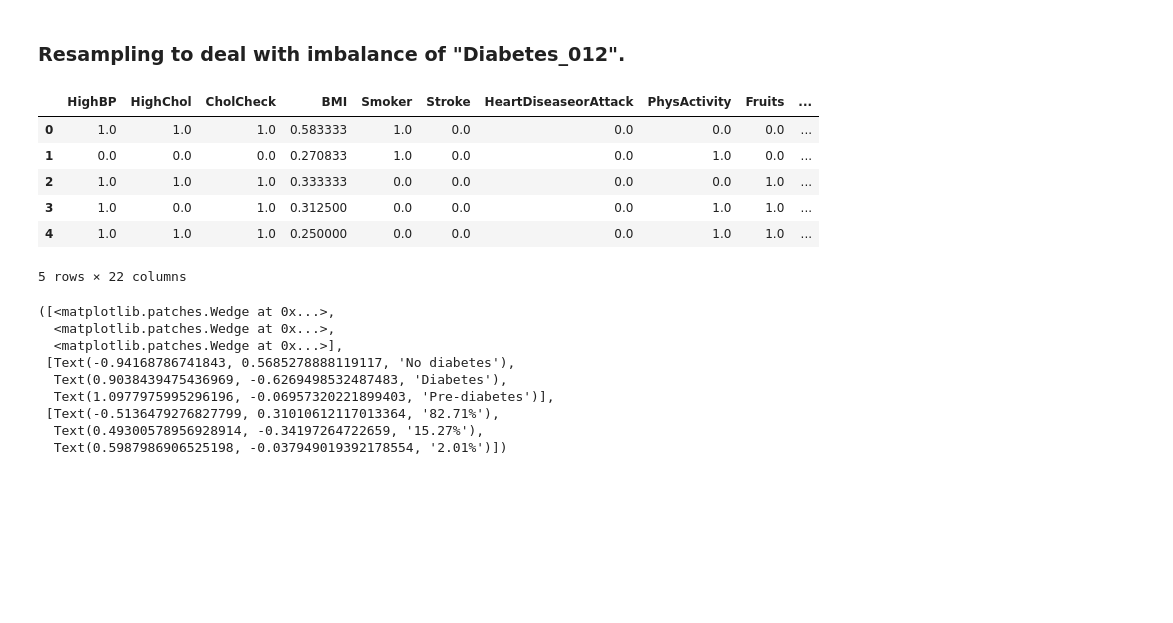
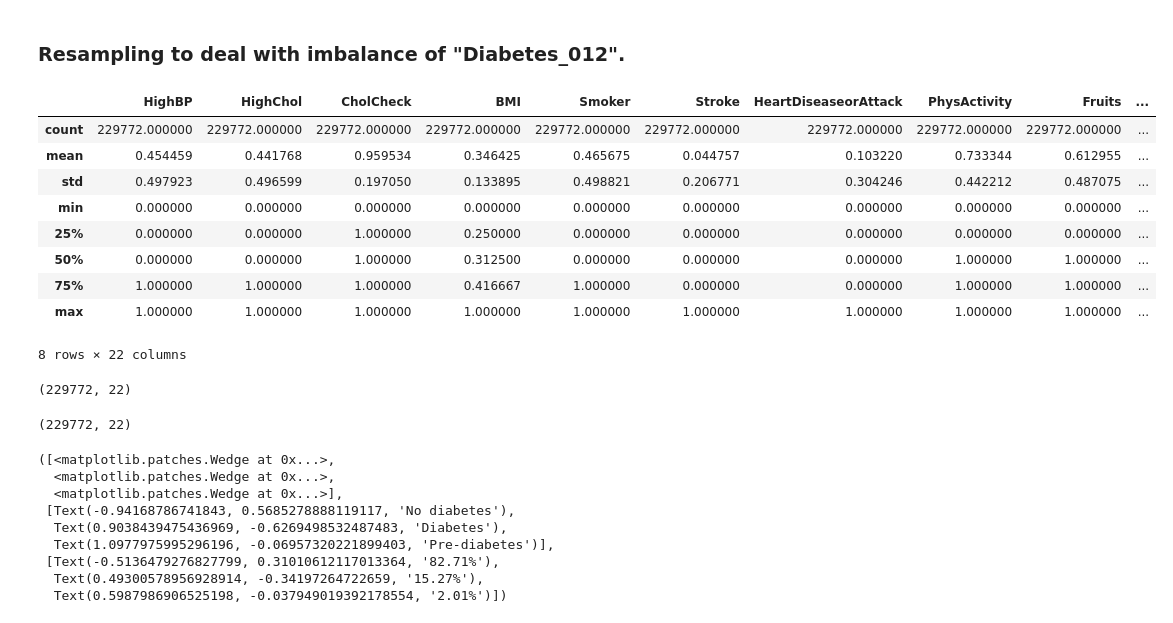
Before and after one commit to AliGarAlon/Diabetes_Project, a Jupyter notebook: diabetes_model.ipynb, the cells around one changed output. Drawn from its saved outputs; the diff is of its cells as text; code cells hidden in the pictures; blank space fills up the shorter version.

```diff
--- a/diabetes_model.ipynb
+++ b/diabetes_model.ipynb
@@ -736,21 +747,34 @@ See the caveats in the documentation: https://pandas.pydata.org/pandas-docs/stab
 Because various models will be tested, including distanced-based algorithms, a scaled version of the dataset will be created.
 # %%
 scaler = MinMaxScaler() #((0,10)): to set the range of scaled data to (0,10)
-data_scaled = scaler.fit_transform(df.drop(["Diabetes_012"], axis=1)) # type of data np.array
-df_scaled = pd.DataFrame(data_scaled, columns=df.columns[1:])# Transformation to dataframe
-df_scaled = pd.concat([df_scaled, df["Diabetes_012"]], axis=1)
+features_to_scale = df.drop('Diabetes_012', axis=1)
+
+data_scaled = scaler.fit_transform(features_to_scale) # type of data np.array
+df_scaled = pd.DataFrame(data_scaled, columns=features_to_scale.columns, index=features_to_scale.index)# Transformation to dataframe
+df_scaled["Diabetes_012"] = df["Diabetes_012"]
 # %% [markdown]
 ### Resampling to deal with imbalance of "Diabetes_012".
 # %%
-df_scaled.head()
+df_scaled.describe()
 # %% [output]
 |  | HighBP | HighChol | CholCheck | BMI | Smoker | Stroke | HeartDiseaseorAttack | PhysActivity | Fruits | ... |
-| 0 | 1.0 | 1.0 | 1.0 | 0.583333 | 1.0 | 0.0 | 0.0 | 0.0 | 0.0 | ... |
-| 1 | 0.0 | 0.0 | 0.0 | 0.270833 | 1.0 | 0.0 | 0.0 | 1.0 | 0.0 | ... |
-| 2 | 1.0 | 1.0 | 1.0 | 0.333333 | 0.0 | 0.0 | 0.0 | 0.0 | 1.0 | ... |
-| 3 | 1.0 | 0.0 | 1.0 | 0.312500 | 0.0 | 0.0 | 0.0 | 1.0 | 1.0 | ... |
-| 4 | 1.0 | 1.0 | 1.0 | 0.250000 | 0.0 | 0.0 | 0.0 | 1.0 | 1.0 | ... |
+| count | 229772.000000 | 229772.000000 | 229772.000000 | 229772.000000 | 229772.000000 | 229772.000000 | 229772.000000 | 229772.000000 | 229772.000000 | ... |
+| mean | 0.454459 | 0.441768 | 0.959534 | 0.346425 | 0.465675 | 0.044757 | 0.103220 | 0.733344 | 0.612955 | ... |
+| std | 0.497923 | 0.496599 | 0.197050 | 0.133895 | 0.498821 | 0.206771 | 0.304246 | 0.442212 | 0.487075 | ... |
+| min | 0.000000 | 0.000000 | 0.000000 | 0.000000 | 0.000000 | 0.000000 | 0.000000 | 0.000000 | 0.000000 | ... |
+| 25% | 0.000000 | 0.000000 | 1.000000 | 0.250000 | 0.000000 | 0.000000 | 0.000000 | 0.000000 | 0.000000 | ... |
+| 50% | 0.000000 | 0.000000 | 1.000000 | 0.312500 | 0.000000 | 0.000000 | 0.000000 | 1.000000 | 1.000000 | ... |
+| 75% | 1.000000 | 1.000000 | 1.000000 | 0.416667 | 1.000000 | 0.000000 | 0.000000 | 1.000000 | 1.000000 | ... |
+| max | 1.000000 | 1.000000 | 1.000000 | 1.000000 | 1.000000 | 1.000000 | 1.000000 | 1.000000 | 1.000000 | ... |
-5 rows × 22 columns
+8 rows × 22 columns
+# %%
+df_scaled.shape
+# %% [output]
+(229772, 22)
+# %%
+df.shape
+# %% [output]
+(229772, 22)
 # %%
 labels = ["No diabetes", "Diabetes", "Pre-diabetes"]
 plt.pie(df_scaled["Diabetes_012"].sort_values().value_counts(), labels=labels, autopct='%.02f%%')
```
Also changed, not shown: parts of 6 cells of this notebook.
